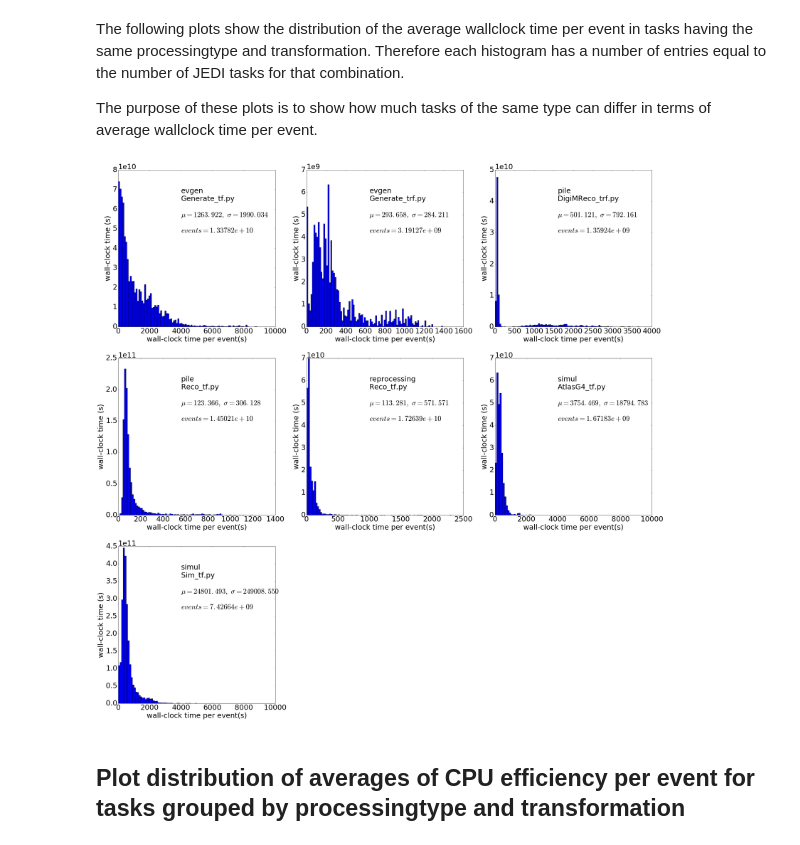
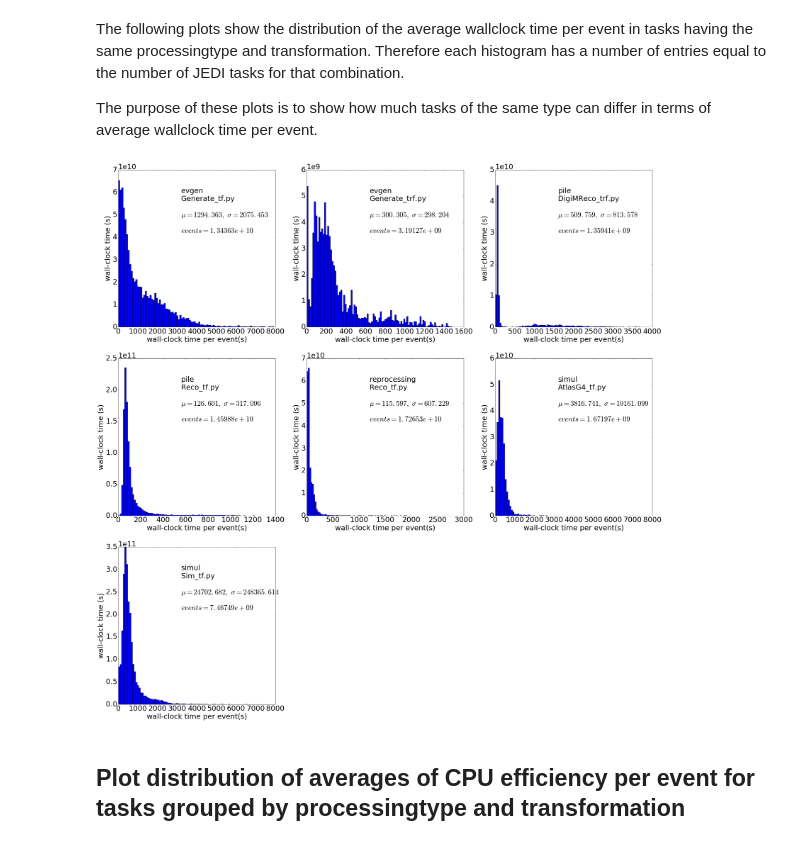
Before and after one commit to sciaba/ATLAS-CPU-time-analysis, a Jupyter notebook: Notebooks/Job_CPUtime_analysis.ipynb, the cells around one changed output. Cells and saved outputs as stored; diff of their text form; code cells hidden in the pictures.

```diff
--- a/Notebooks/Job_CPUtime_analysis.ipynb
+++ b/Notebooks/Job_CPUtime_analysis.ipynb
@@ -274,8 +284,8 @@ with open(output_file, 'w') as f:
 # %% [markdown]
 ## Import to a DataFrame
 # %%
-input_file = 'tasks.csv'
+input_file = 'task_cpu.csv'
 # %%
 df = pd.read_csv(input_file, dtype={'cpu_n': 'float'}, names=['jeditaskid', 'processingtype', 'transformation', 'atlrel', 'site',
-                                                               'njobs', 'cpuevt_avg', 'cpuevt_rms', 'wallevt_avg',
+                                                               'cputype', 'njobs', 'cpuevt_avg', 'cpuevt_rms', 'wallevt_avg',
                                                                'wallevt_rms', 'cpu', 'wc', 'cores', 'jevts', 'eff'])
@@ -436,35 +450,35 @@ log_scale = False
 wc_tot = df['wc'].sum()
 i = 1
 
 grouped = df.groupby(['processingtype', 'transformation'], as_index=False)
 
 for (p, t), g in grouped:
     if re.search(r"merge", t, flags=re.IGNORECASE):
         continue
     if g['wc'].sum() < 0.015 * wc_tot:
         continue
     mean = np.average(g[var], weights=g['wc'])   # average time weighted with no. of events
     std = math.sqrt(np.average((g[var] - mean)**2, weights=g['wc']))
-    range = [0., min(mean + std * 4., 10000.)]
+    range = [0., min(mean + std * 4., 8000.)]
     sp = plt.subplot(3, 3, i)
     plt.hist(g[var].tolist(), bins=100, range=range, weights=g['wc'].tolist(), log=log_scale)   # integral is total no. of events
     plt.xlabel('wall-clock time per event(s)')
     plt.ylabel('wall-clock time (s)')
     t_x = lambda x: sp.get_xlim()[0] + (sp.get_xlim()[1] - sp.get_xlim()[0]) * x
     t_y = lambda x: sp.get_ylim()[0] + (sp.get_ylim()[1] - sp.get_ylim()[0]) * x
     stats = r'$\mu=%.3f,\ \sigma=%.3f$' % (mean, std)
     stats2 = r'$\mathit{events}=%g$' % g['jevts'].sum()
     if log_scale:
         plt.text(t_x(.4), sp.get_ylim()[0] * (sp.get_ylim()[1] / sp.get_ylim()[0])**.8, p+'\n'+t)
         plt.text(t_x(.4), sp.get_ylim()[0] * (sp.get_ylim()[1] / sp.get_ylim()[0])**.7, stats)
         plt.text(t_x(.4), sp.get_ylim()[0] * (sp.get_ylim()[1] / sp.get_ylim()[0])**.6, stats2)
     else:
         plt.text(t_x(.4), t_y(.8), p+'\n'+t)
         plt.text(t_x(.4), t_y(.7), stats)
         plt.text(t_x(.4), t_y(.6), stats2)
     i += 1
 # %% [output]
-[figure, old version]
+[figure, new version]
 # %% [markdown]
 ## Plot distribution of averages of CPU efficiency per event for tasks grouped by processingtype and transformation
 # %%
```
Also changed, not shown: parts of 26 cells of this notebook.
